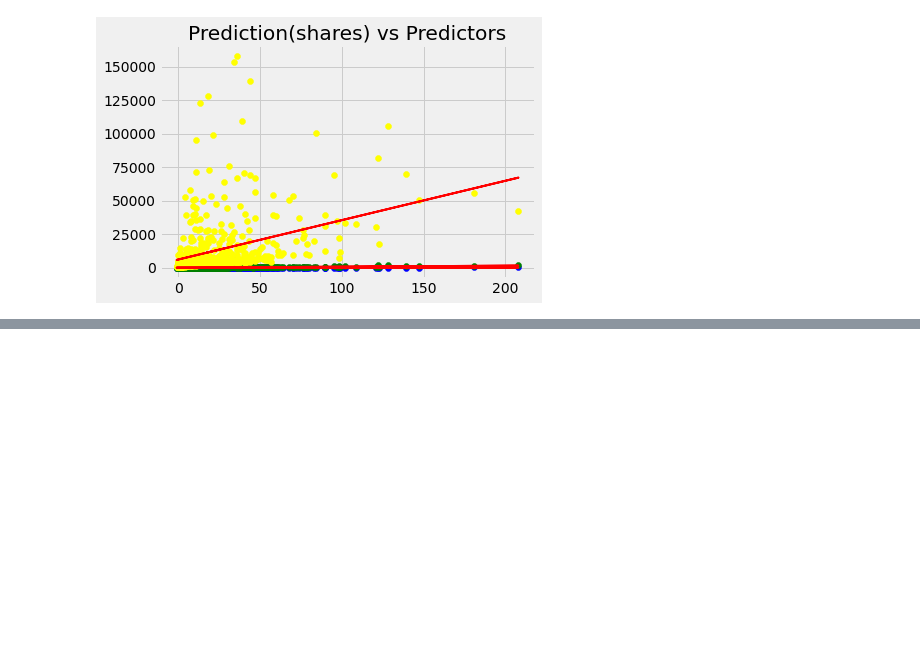
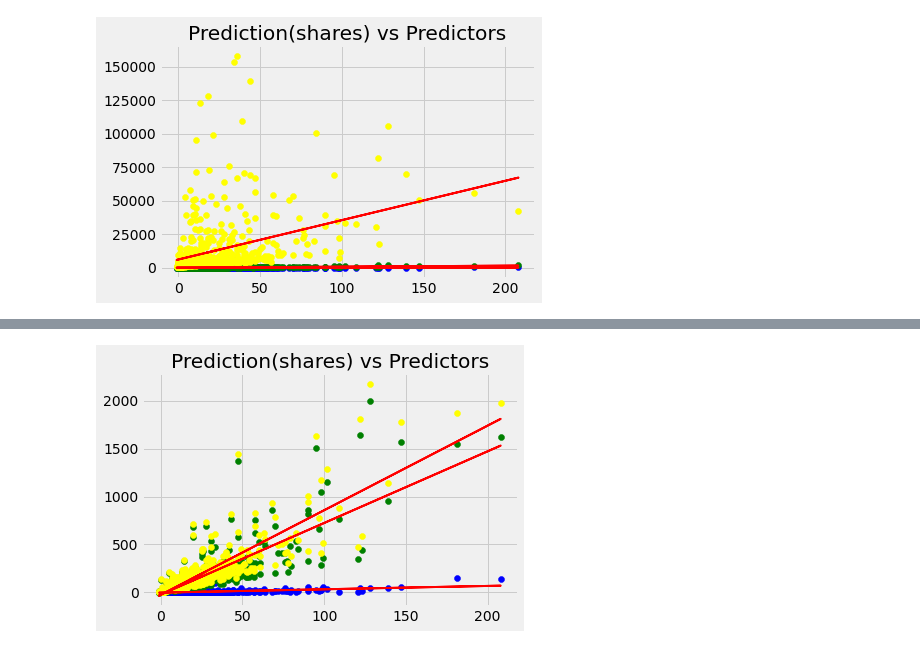
Before and after one commit to Inh3ritance/Stats-Proj, a Jupyter notebook: Stats_Linear.ipynb, the cells around one changed output, grey strips where cells are left out. Saved outputs shown, nothing was run; the diff lists cells and outputs as text; code cells hidden in the pictures; blank space fills up the shorter version.

```diff
--- a/Stats_Linear.ipynb
+++ b/Stats_Linear.ipynb
@@ -34,10 +34,15 @@ pInteraction = FBData['Total_Interactions'].reshape(-1,1)
 plikes = FBData['like'].reshape(-1,)
 pcomment = FBData['comment'].reshape(-1,)
 preach = FBData['Lifetime_Post_Total_Reach'].reshape(-1,)
+
+# Multivariable Datasets/Predictors
 pcombo = np.array([plikes,pcomment,preach])
 pcombo = pcombo.transpose()
+pcombo2 = np.array([plikes,pcomment,pInteraction.reshape(-1,)])
+pcombo2 = pcombo2.transpose()
 
 print(pcombo.shape)
+print(pcombo2.shape)
 print(response.shape)
 # %% [output]
 (499,)
@@ -138,7 +144,7 @@ M2 = LinearRegression()
 
 #Fit model and get R Squared Error
 M2.fit(response,pcombo)
-#Rsqr = M1.score(response,pcombo)
+Rsqr = M2.score(response,pcombo)
 print('coefficient of determination:', Rsqr)
 print('intercept:', M2.intercept_)
 print('slope:', M2.coef_)
@@ -149,7 +155,7 @@ print(pcombo[68])
 print('Predicted response:', pred[68])
 
 # Compare with AIC
-AIC = GaussianMixture(n_components=2, init_params='kmeans')
-AIC.fit(response)
-print('AIC:',AIC.aic(response))
+AIC = GaussianMixture(n_components=3, init_params='kmeans')
+AIC.fit(pcombo)
+print('AIC:',AIC.aic(pcombo))
 # %% [output]
@@ -170,3 +176,23 @@ plt.plot(response, pred, color='red', linewidth=2)
 plt.show()
 # %% [output]
 [figure]
+# %%
+#Setup Linear Regression Model
+M2 = LinearRegression()
+
+#Fit model and get R Squared Error
+M2.fit(response,pcombo2)
+Rsqr = M2.score(response,pcombo)
+print('coefficient of determination:', Rsqr)
+print('intercept:', M2.intercept_)
+print('slope:', M2.coef_)
+
+#Predict
+pred = M2.predict(response)
+print(pcombo[68])
+print('Predicted response:', pred[68])
+
+# Compare with AIC
+AIC = GaussianMixture(n_components=3, init_params='kmeans')
+AIC.fit(pcombo2)
+print('AIC:',AIC.aic(pcombo2))
@@ -172,0 +208,9 @@ plt.show()
+# %%
+plt.scatter(response,pcomment,color='blue')
+plt.scatter(response,plikes,color='green')
+plt.scatter(response,pInteraction,color='yellow')
+plt.title('Prediction(shares) vs Predictors')
+plt.plot(response, pred, color='red', linewidth=2)
+plt.show()
+# %% [output]
+[figure, added]
```
Also changed, not shown: parts of 3 cells of this notebook.
